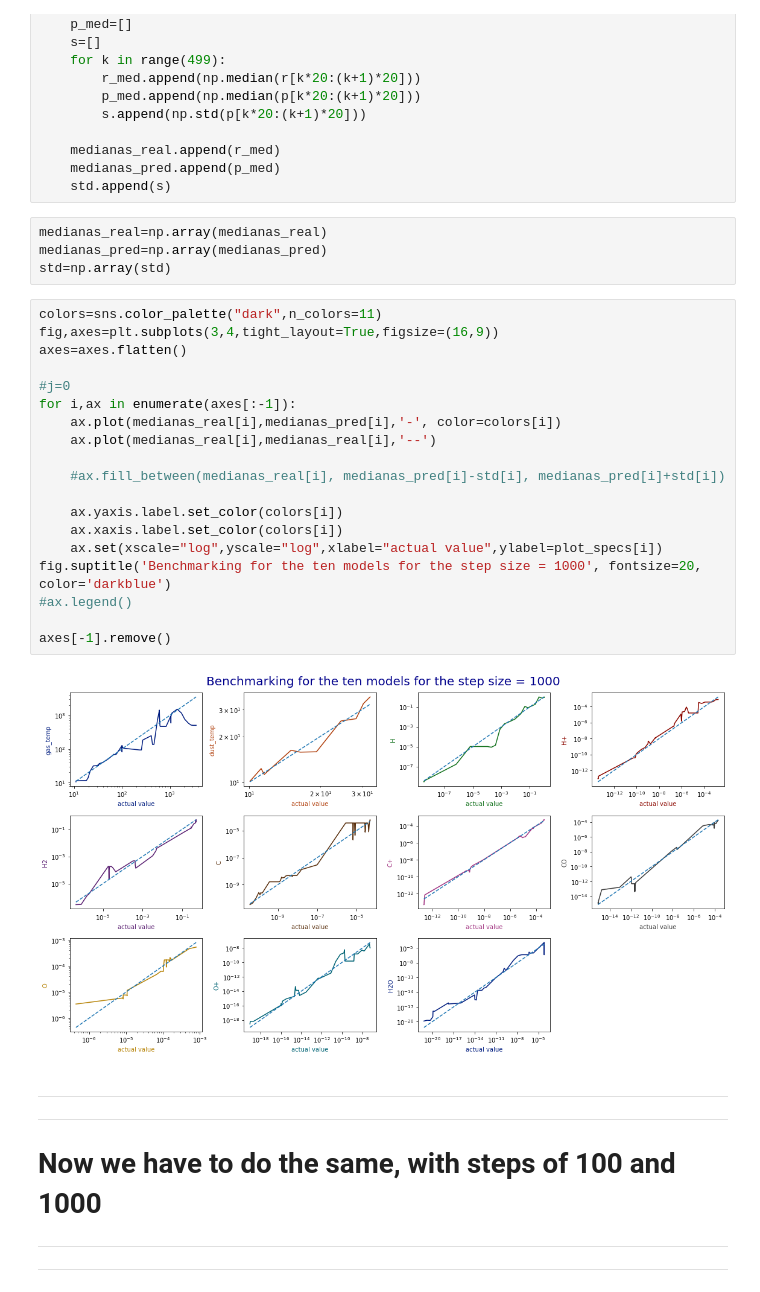
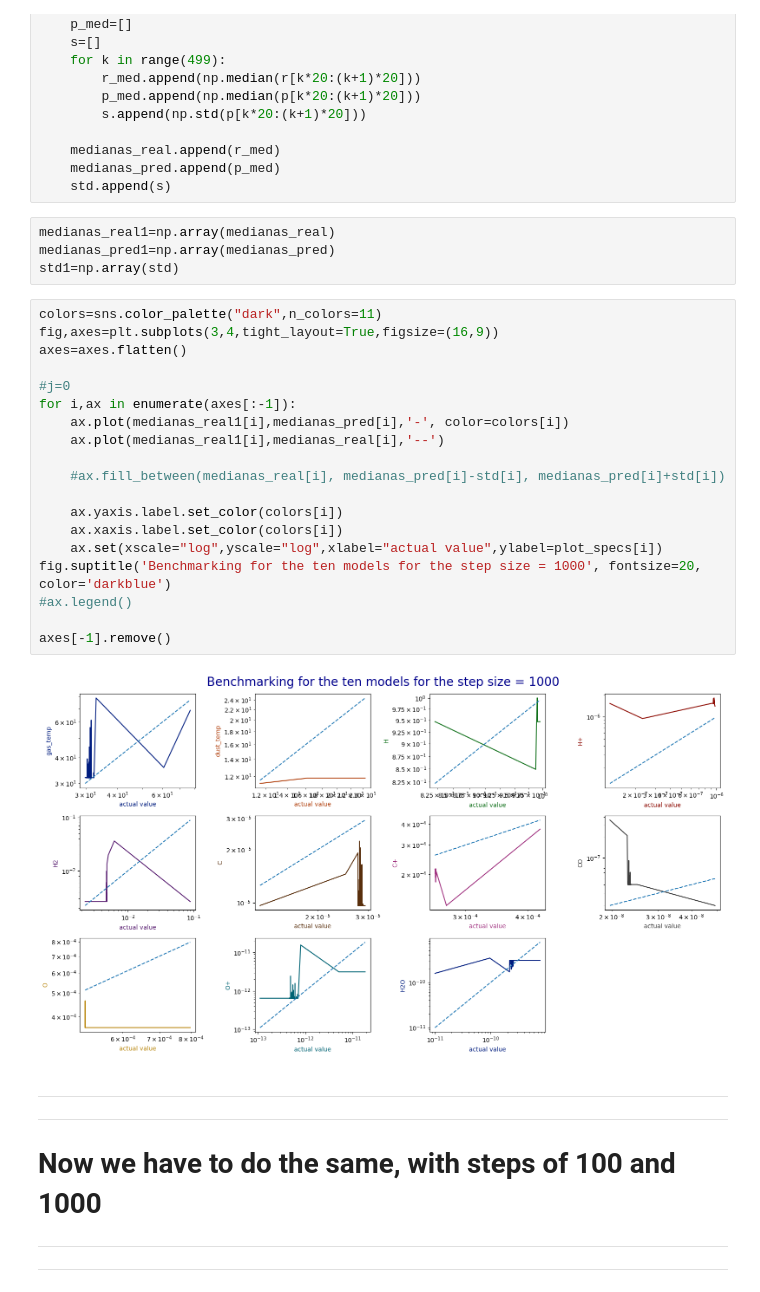
Before and after one commit to JuanDDiosRojas/LEAPS-2023, a Jupyter notebook: Chemulator-main/examples/replicating.ipynb, the cells around one changed output. Cells and saved outputs as stored; diff of their text form.

```diff
--- a/Chemulator-main/examples/replicating.ipynb
+++ b/Chemulator-main/examples/replicating.ipynb
@@ -238,30 +236,30 @@ for spec in range(11):
     medianas_pred.append(p_med)
     std.append(s)
 # %%
-medianas_real=np.array(medianas_real)
-medianas_pred=np.array(medianas_pred)
-std=np.array(std)
+medianas_real1=np.array(medianas_real)
+medianas_pred1=np.array(medianas_pred)
+std1=np.array(std)
 # %%
 colors=sns.color_palette("dark",n_colors=11)
 fig,axes=plt.subplots(3,4,tight_layout=True,figsize=(16,9))
 axes=axes.flatten()
 
 #j=0
 for i,ax in enumerate(axes[:-1]):
-    ax.plot(medianas_real[i],medianas_pred[i],'-', color=colors[i])
-    ax.plot(medianas_real[i],medianas_real[i],'--')
+    ax.plot(medianas_real1[i],medianas_pred[i],'-', color=colors[i])
+    ax.plot(medianas_real1[i],medianas_real[i],'--')
 
     #ax.fill_between(medianas_real[i], medianas_pred[i]-std[i], medianas_pred[i]+std[i])
 
     ax.yaxis.label.set_color(colors[i])
     ax.xaxis.label.set_color(colors[i])
     ax.set(xscale="log",yscale="log",xlabel="actual value",ylabel=plot_specs[i])
 fig.suptitle('Benchmarking for the ten models for the step size = 1000', fontsize=20, color='darkblue')
 #ax.legend()
 
 axes[-1].remove()
 # %% [output]
-[figure, old version]
+[figure, new version]
 # %% [markdown]
 ---
 ---
```
Also changed, not shown: parts of 12 cells of this notebook, 10 other files.
